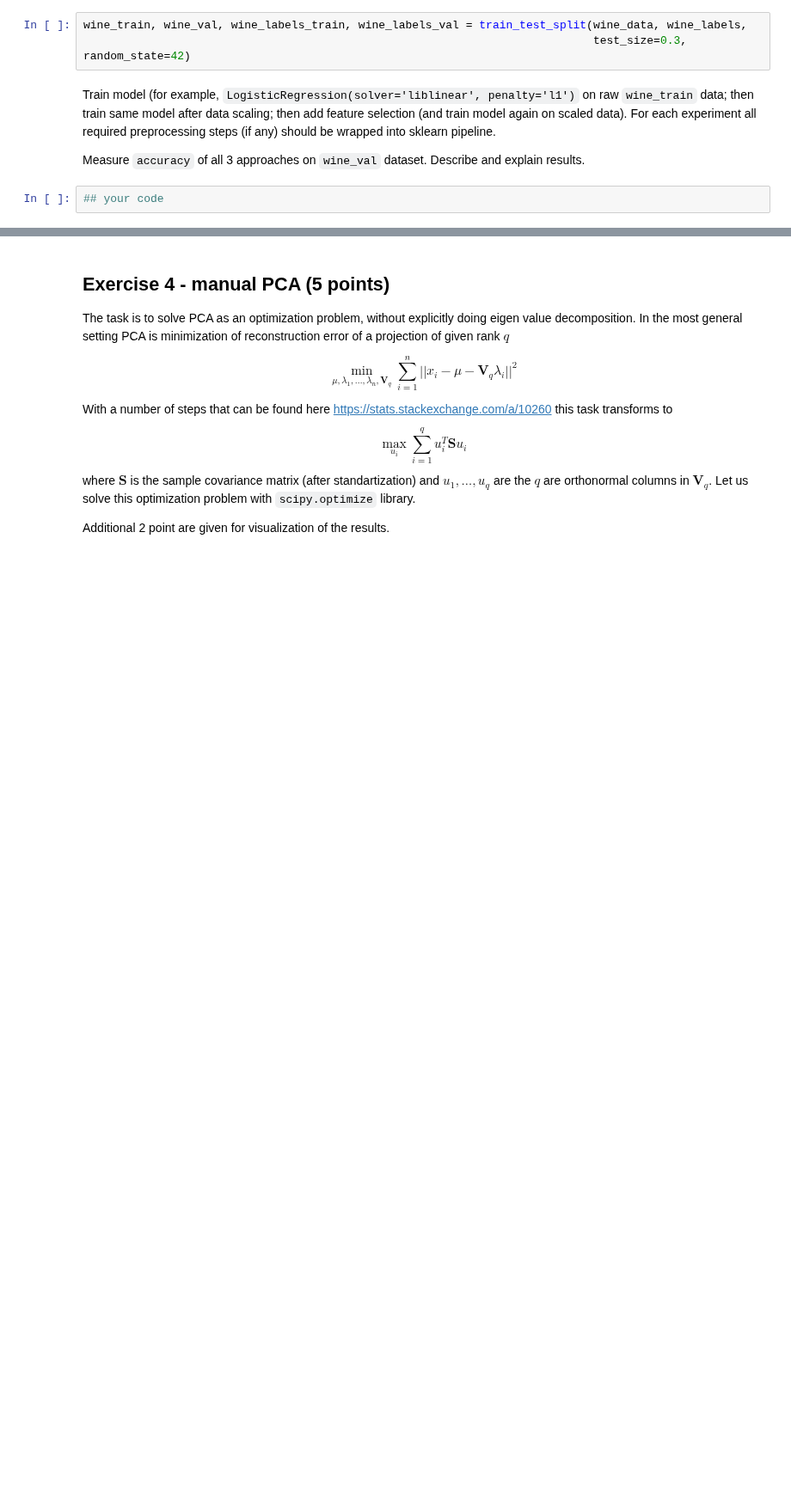
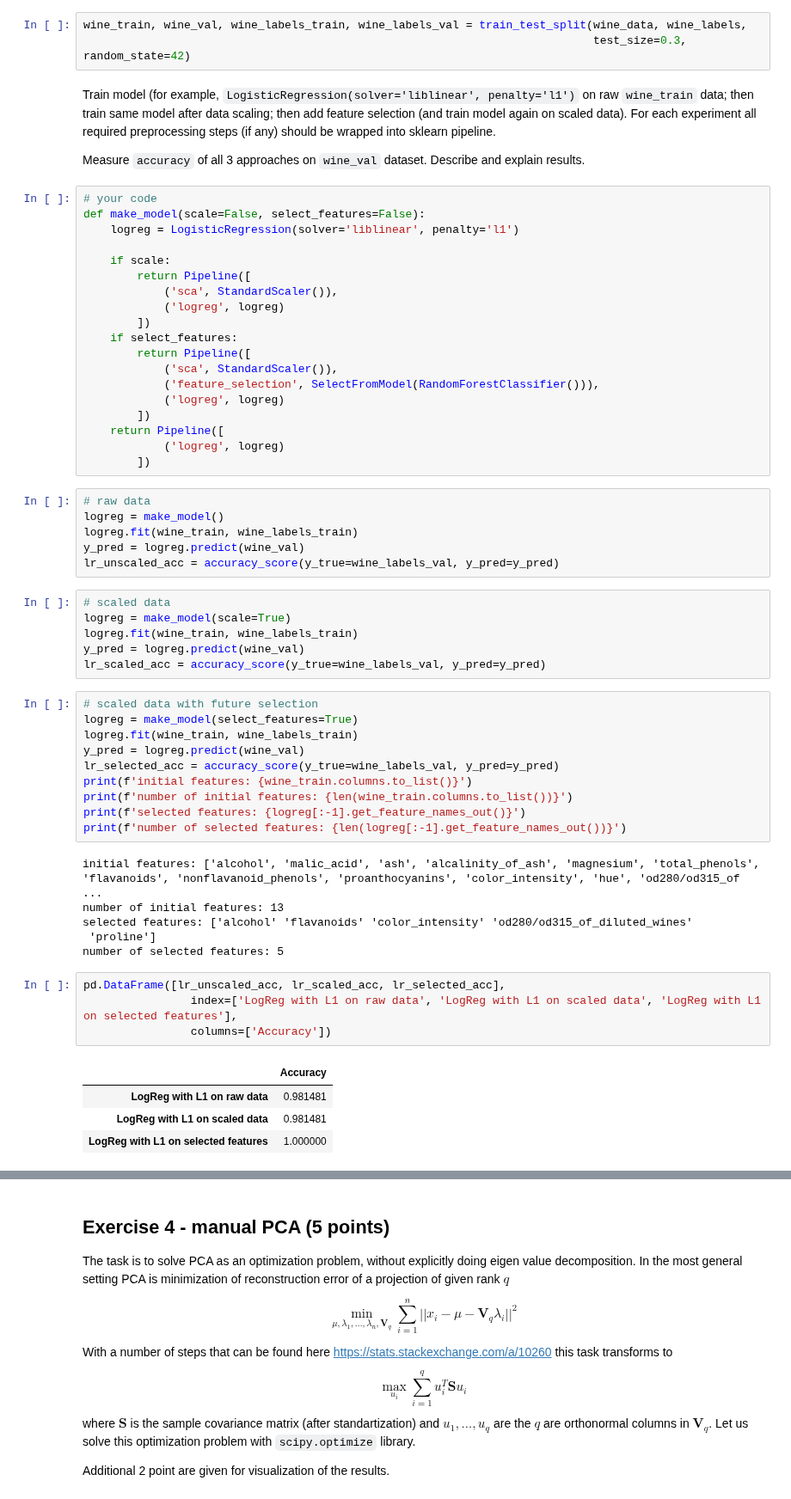
Before and after one commit to Bayramova/rs_school_assignments, a Jupyter notebook: feature_engineering.ipynb, the cells around one changed output, grey strips where cells are left out. Shown at 86% size. Drawn from its saved outputs; the diff is of its cells as text; blank space fills up the shorter version.

```diff
--- a/feature_engineering.ipynb
+++ b/feature_engineering.ipynb
@@ -207,5 +207,59 @@ wine_train, wine_val, wine_labels_train, wine_labels_val = train_test_split(wine
 Train model (for example, `LogisticRegression(solver='liblinear', penalty='l1')` on raw `wine_train` data; then train same model after data scaling; then add feature selection (and train model again on scaled data). For each experiment all required preprocessing steps (if any) should be wrapped into sklearn pipeline.
 
 Measure `accuracy` of all 3 approaches on `wine_val` dataset. Describe and explain results.
-# %%
-## your code
+# %%
+# your code
+def make_model(scale=False, select_features=False):
+    logreg = LogisticRegression(solver='liblinear', penalty='l1')
+
+    if scale:
+        return Pipeline([
+            ('sca', StandardScaler()),
+            ('logreg', logreg)
+        ])
+    if select_features:
+        return Pipeline([
+            ('sca', StandardScaler()),
+            ('feature_selection', SelectFromModel(RandomForestClassifier())),
+            ('logreg', logreg)
+        ])
+    return Pipeline([
+            ('logreg', logreg)
+        ])
+# %%
+# raw data
+logreg = make_model()
+logreg.fit(wine_train, wine_labels_train)
+y_pred = logreg.predict(wine_val)
+lr_unscaled_acc = accuracy_score(y_true=wine_labels_val, y_pred=y_pred)
+# %%
+# scaled data
+logreg = make_model(scale=True)
+logreg.fit(wine_train, wine_labels_train)
+y_pred = logreg.predict(wine_val)
+lr_scaled_acc = accuracy_score(y_true=wine_labels_val, y_pred=y_pred)
+# %%
+# scaled data with future selection
+logreg = make_model(select_features=True)
+logreg.fit(wine_train, wine_labels_train)
+y_pred = logreg.predict(wine_val)
+lr_selected_acc = accuracy_score(y_true=wine_labels_val, y_pred=y_pred)
+print(f'initial features: {wine_train.columns.to_list()}')
+print(f'number of initial features: {len(wine_train.columns.to_list())}')
+print(f'selected features: {logreg[:-1].get_feature_names_out()}')
+print(f'number of selected features: {len(logreg[:-1].get_feature_names_out())}')
+# %% [output]
+initial features: ['alcohol', 'malic_acid', 'ash', 'alcalinity_of_ash', 'magnesium', 'total_phenols', 'flavanoids', 'nonflavanoid_phenols', 'proanthocyanins', 'color_intensity', 'hue', 'od280/od315_of ...
+number of initial features: 13
+selected features: ['alcohol' 'flavanoids' 'color_intensity' 'od280/od315_of_diluted_wines'
+ 'proline']
+number of selected features: 5
+# %%
+pd.DataFrame([lr_unscaled_acc, lr_scaled_acc, lr_selected_acc],
+                index=['LogReg with L1 on raw data', 'LogReg with L1 on scaled data', 'LogReg with L1 on selected features'],
+                columns=['Accuracy'])
+# %% [output]
+|  | Accuracy |
+| LogReg with L1 on raw data | 0.981481 |
+| LogReg with L1 on scaled data | 0.981481 |
+| LogReg with L1 on selected features | 1.000000 |
```
Also changed, not shown: parts of 13 cells of this notebook.
